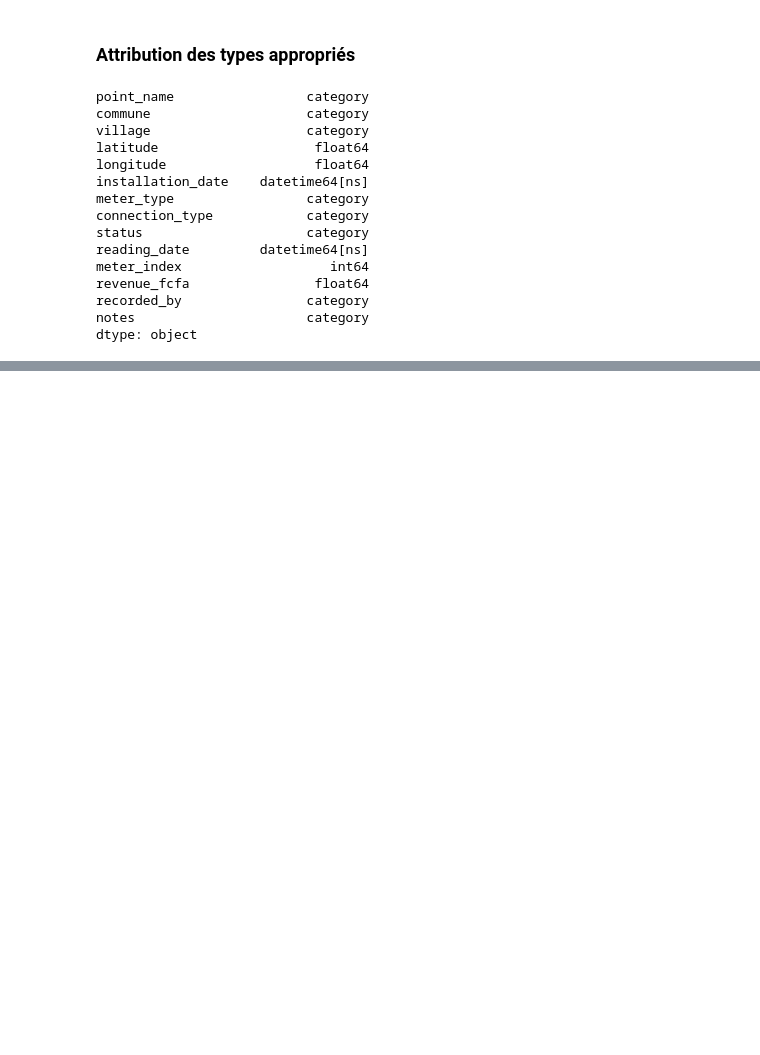
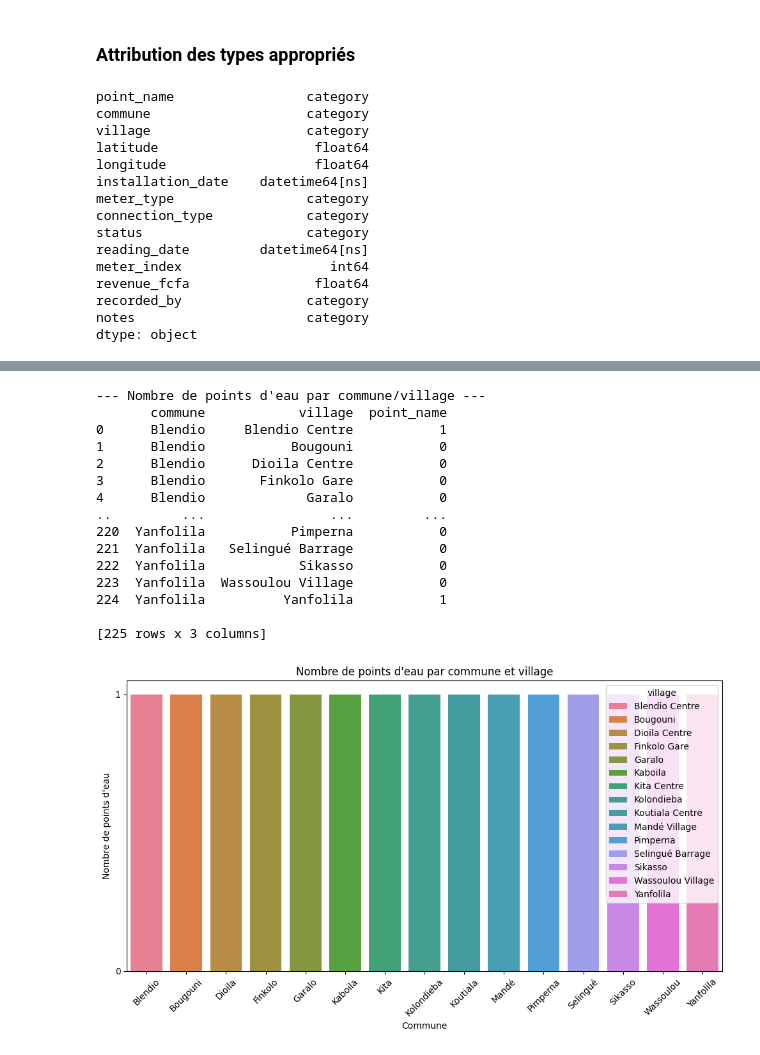
Before and after one commit to IbrahimOued/water-data-assessment, a Jupyter notebook: notebooks/data_exploration.ipynb, the cells around one changed output, grey strips where cells are left out. Saved outputs shown, nothing was run; the diff lists cells and outputs as text; code cells hidden in the pictures; blank space fills up the shorter version.

```diff
--- a/notebooks/data_exploration.ipynb
+++ b/notebooks/data_exploration.ipynb
@@ -203,0 +215,34 @@ anomalies
+# %%
+# --- 2. Analyses et graphiques des KPIs ---
+
+# KPI 1 : Nombre total de points d'eau par commune/village
+print("--- Nombre de points d'eau par commune/village ---")
+points_par_location = uduma_records.groupby(['commune', 'village'])['point_name'].nunique().reset_index()
+print(points_par_location)
+
+plt.figure(figsize=(10, 6))
+sns.barplot(x='commune', y='point_name', data=points_par_location, hue='village', dodge=False)
+plt.title('Nombre de points d\'eau par commune et village')
+plt.xlabel('Commune')
+plt.ylabel('Nombre de points d\'eau')
+plt.xticks(rotation=45)
+plt.gca().yaxis.set_major_locator(MaxNLocator(integer=True))
+plt.tight_layout()
+plt.show()
+# %% [output]
+--- Nombre de points d'eau par commune/village ---
+       commune            village  point_name
+0      Blendio     Blendio Centre           1
+1      Blendio           Bougouni           0
+2      Blendio      Dioila Centre           0
+3      Blendio       Finkolo Gare           0
+4      Blendio             Garalo           0
+..         ...                ...         ...
+220  Yanfolila           Pimperna           0
+221  Yanfolila   Selingué Barrage           0
+222  Yanfolila            Sikasso           0
+223  Yanfolila  Wassoulou Village           0
+224  Yanfolila          Yanfolila           1
+
+[225 rows x 3 columns]
+[figure, added]
```
Also changed, not shown: parts of 20 cells of this notebook, 2 other files.
